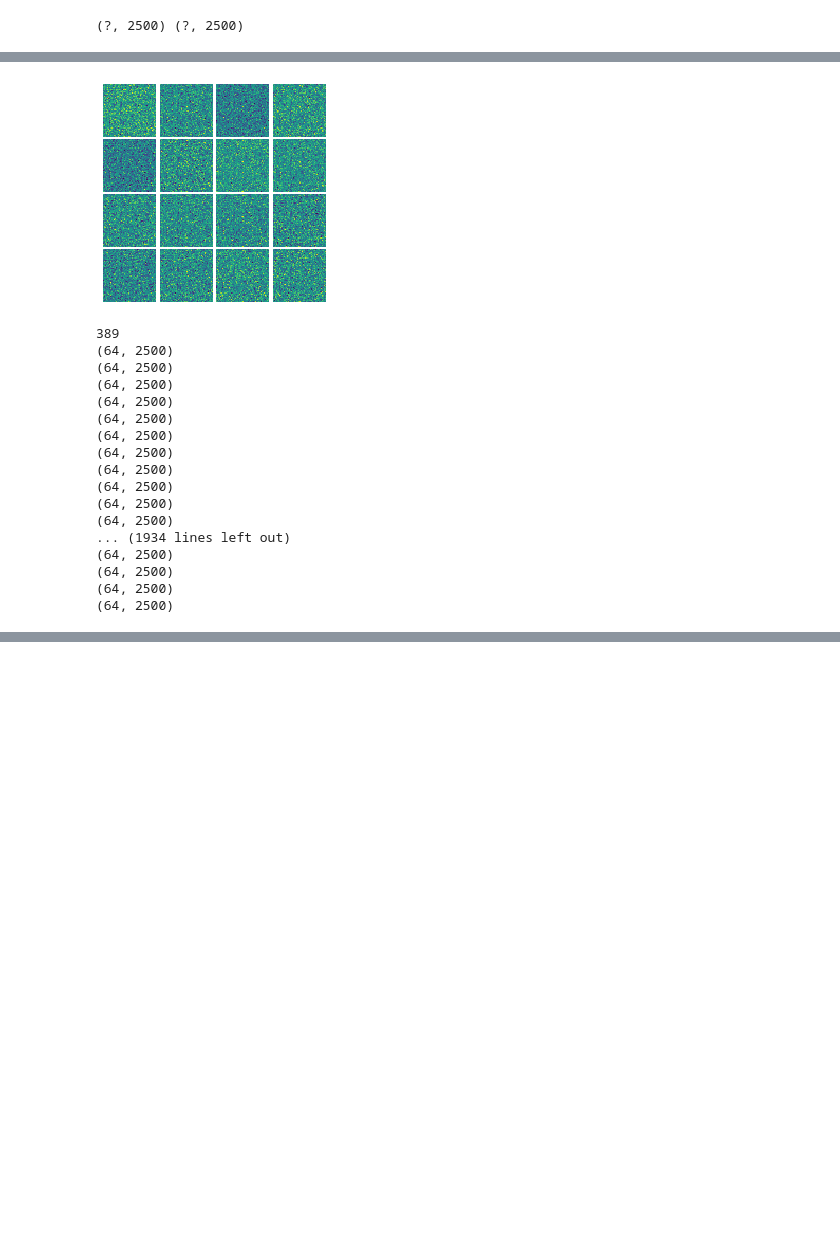
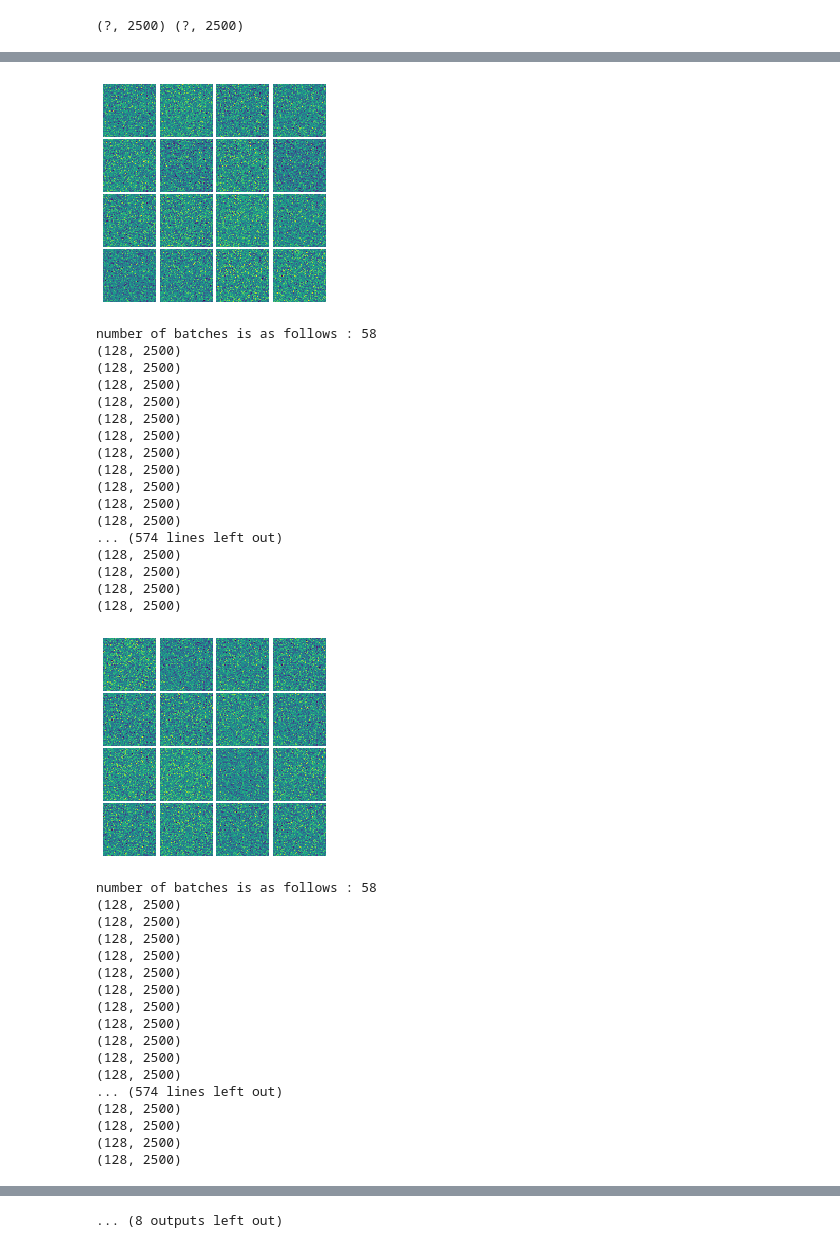
Before and after one commit to dkhanna511/GANS, a Jupyter notebook: DogCatVanillaGans.ipynb, the cells around one changed output, grey strips where cells are left out. Cells and saved outputs as stored; diff of their text form; code cells hidden in the pictures; blank space fills up the shorter version.

```diff
--- a/DogCatVanillaGans.ipynb
+++ b/DogCatVanillaGans.ipynb
@@ -129,14 +132,16 @@ for features, label in training_data:
     yy.append(label)
 plt.imshow(xx[0])
 
-#print(y)
+#print(yy)
 print(np.shape(xx))
 #converting the pixels into a numpy array
 #-1 for including all the images
 # img_size for the image size that we have taken
 # 1 since the image has been taken in a grayscale format
+#print(xx)
 xx=np.array(xx).reshape([-1, img_size, img_size, 1])
-x_main= np.array(xx).reshape(-1, img_size*img_size*1)
+x_main = xx.reshape([-1, img_size * img_size])
+#x_main= np.array(xx).reshape(-1, img_size*img_size)
 print(xx.shape)
 print(x_main.shape)
 # %% [output]
@@ -146,0 +152,5 @@ print(x_main.shape)
+# %%
+a=(x_main.shape[0])
+i=np.random.permutation(a)
+x_train=x_main[i]
+print(x_train.shape)
@@ -284,3 +321,5 @@ onehot_train=one_hot(yy)
 # %%
     #x, _ = createBatch(hello*128, 128)
-batchsize = 64
+batchsize = 128
+num_batch = int(totsize / (batchsize))
+print(num_batch)
@@ -287,38 +328,55 @@ batchsize = 64
 # %%
-for it in range(5):
+for it in range(100):
 
     #batch_x,batch_y=createBatch(hello*batch_size, batch_size)
     # this loop is for shoing the generated images over iterations
-    if(it%1000 == 0):
+    if(it%10 == 0):
         samples = sess.run(G_sample, feed_dict = {Z: sample_Z(batchsize, 100)})
         fig = show_images(samples[:16])
         plt.show()
         print()
 
         # batch size has been defines to 128
     #x, _ = createBatch(hello*128, 128)
-    num_batch = int(totsize / (batchsize))
-    print(num_batch)
+    print("number of batches is as follows : {}" .format(num_batch))
     for i in range(num_batch):
         #_=onehot_train[i*batchsize:(i+1)*batchsize,:]
-        x=x_main[i*batchsize:(i+1)*batchsize,:]
+        x=x_train[i*batchsize:(i+1)*batchsize,:]
         print(x.shape)
 # %% [output]
-[figure, old version]
+[figure, new version]
-389
-(64, 2500)
-(64, 2500)
-(64, 2500)
-(64, 2500)
-(64, 2500)
-(64, 2500)
-(64, 2500)
-(64, 2500)
-(64, 2500)
-(64, 2500)
-(64, 2500)
-... (1934 lines left out)
-(64, 2500)
-(64, 2500)
-(64, 2500)
-(64, 2500)
+number of batches is as follows : 58
+(128, 2500)
+(128, 2500)
+(128, 2500)
+(128, 2500)
+(128, 2500)
+(128, 2500)
+(128, 2500)
+(128, 2500)
+(128, 2500)
+(128, 2500)
+(128, 2500)
+... (574 lines left out)
+(128, 2500)
+(128, 2500)
+(128, 2500)
+(128, 2500)
+[figure, added]
+number of batches is as follows : 58
+(128, 2500)
+(128, 2500)
+(128, 2500)
+(128, 2500)
+(128, 2500)
+(128, 2500)
+(128, 2500)
+(128, 2500)
+(128, 2500)
+(128, 2500)
+(128, 2500)
+... (574 lines left out)
+(128, 2500)
+(128, 2500)
+(128, 2500)
+(128, 2500)
@@ -325 +455,2 @@ for it in range(5):
+... (8 outputs left out)
 # %%
```
Also changed, not shown: parts of 20 cells of this notebook.
